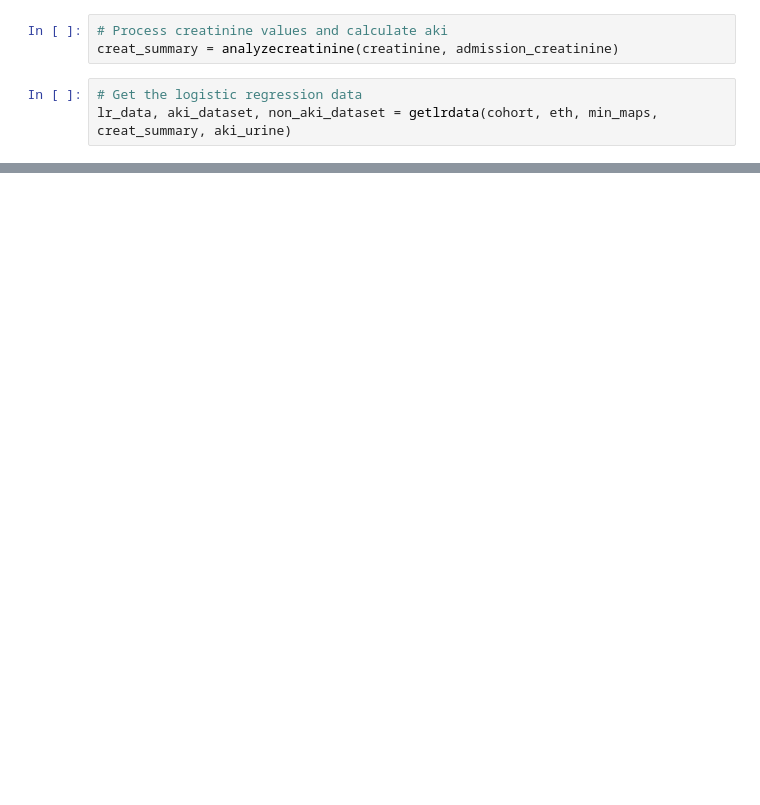
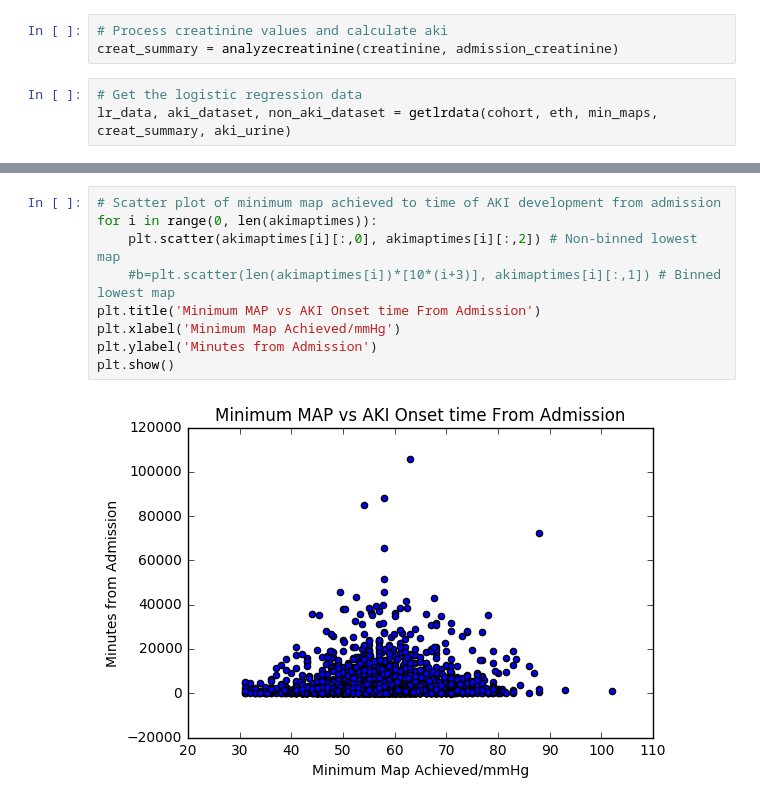
Before and after one commit to nalinimsingh/HST.953-AKI-Prediction, a Jupyter notebook: data_analysis/chen_final_analysis.ipynb, the cells around one changed output, grey strips where cells are left out. Saved outputs shown, nothing was run; the diff lists cells and outputs as text; blank space fills up the shorter version.

```diff
--- a/data_analysis/chen_final_analysis.ipynb
+++ b/data_analysis/chen_final_analysis.ipynb
@@ -117,0 +177,11 @@ plt.bar(range(30, 91, 10), akinums[:,2], 10)
+# %%
+# Scatter plot of minimum map achieved to time of AKI development from admission
+for i in range(0, len(akimaptimes)):
+    plt.scatter(akimaptimes[i][:,0], akimaptimes[i][:,2]) # Non-binned lowest map
+    #b=plt.scatter(len(akimaptimes[i])*[10*(i+3)], akimaptimes[i][:,1]) # Binned lowest map
+plt.title('Minimum MAP vs AKI Onset time From Admission')
+plt.xlabel('Minimum Map Achieved/mmHg')
+plt.ylabel('Minutes from Admission')
+plt.show()
+# %% [output]
+[figure, added]
```
Also changed, not shown: parts of 8 cells of this notebook, 1 other file.
